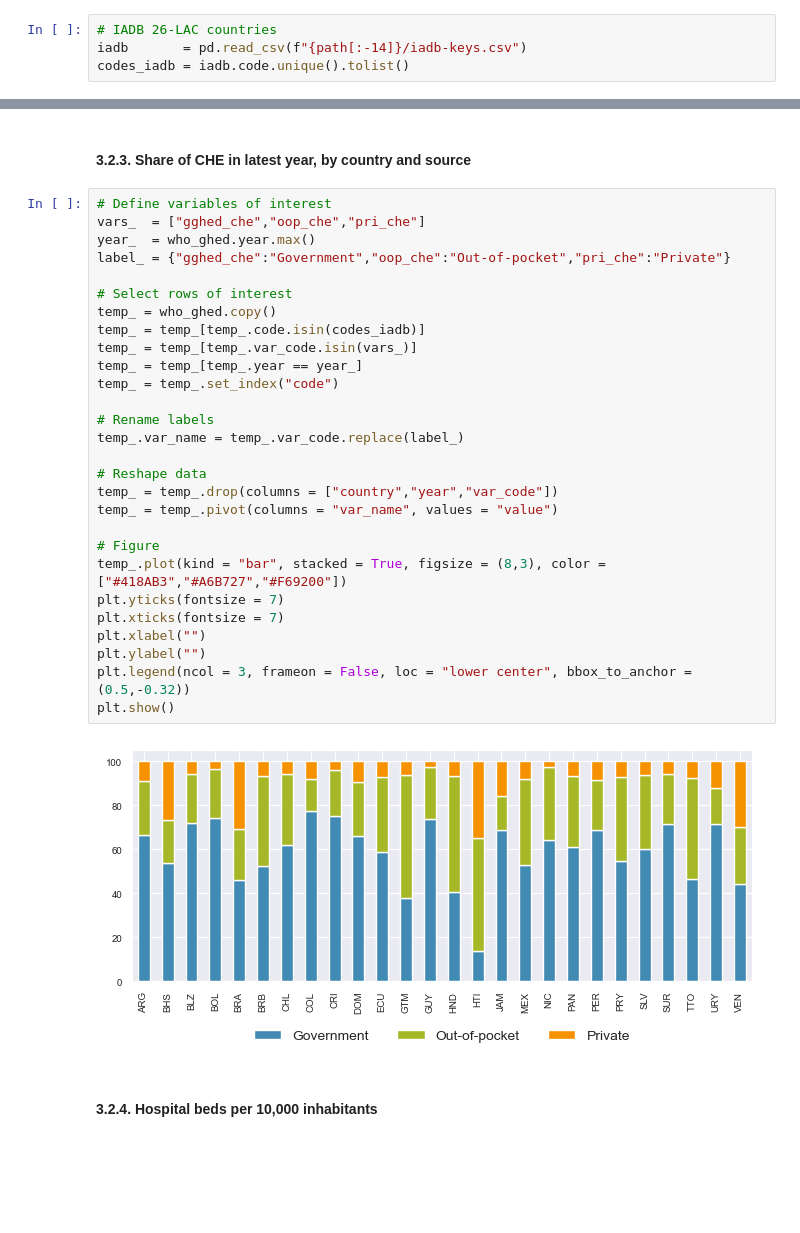
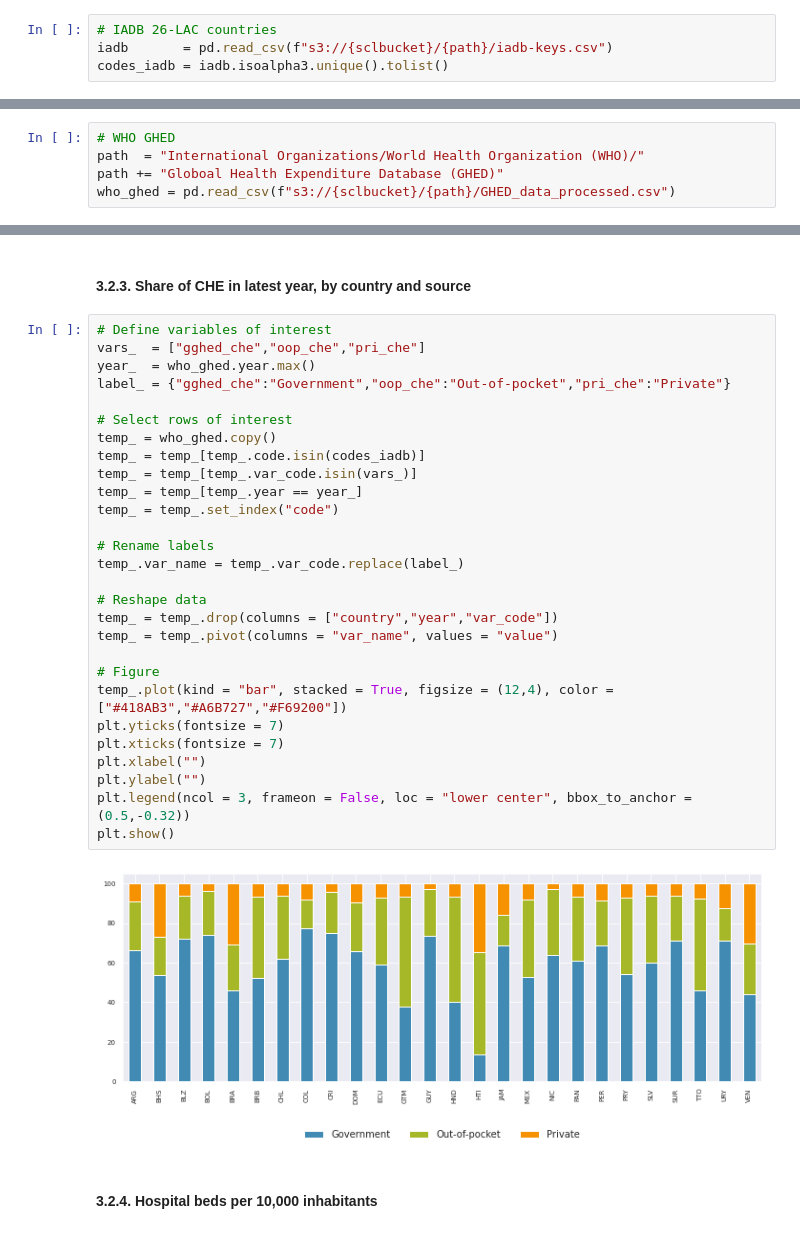
Before and after one commit to BID-DATA/indicators_health_secondary_data, a Jupyter notebook: examples/dashboard-figures.ipynb, the cells around one changed output, grey strips where cells are left out. Drawn from its saved outputs; the diff is of its cells as text; blank space fills up the shorter version.

```diff
--- a/examples/dashboard-figures.ipynb
+++ b/examples/dashboard-figures.ipynb
@@ -29,6 +40,6 @@ path += "/0-Health data/health-public"
 # %%
 # IADB 26-LAC countries
-iadb       = pd.read_csv(f"{path[:-14]}/iadb-keys.csv")
-codes_iadb = iadb.code.unique().tolist()
+iadb       = pd.read_csv(f"s3://{sclbucket}/{path}/iadb-keys.csv")
+codes_iadb = iadb.isoalpha3.unique().tolist()
 # %%
 # OECD countries
@@ -63,0 +66,5 @@ who_gho  = pd.read_csv(f"{path}/WHO/GHO/who-gho-indicators.csv")
+# %%
+# WHO GHED
+path  = "International Organizations/World Health Organization (WHO)/"
+path += "Globoal Health Expenditure Database (GHED)"
+who_ghed = pd.read_csv(f"s3://{sclbucket}/{path}/GHED_data_processed.csv")
@@ -211,33 +234,33 @@ plt.show()
 # %%
 # Define variables of interest
 vars_  = ["gghed_che","oop_che","pri_che"]
 year_  = who_ghed.year.max()
 label_ = {"gghed_che":"Government","oop_che":"Out-of-pocket","pri_che":"Private"}
 
 # Select rows of interest
 temp_ = who_ghed.copy()
 temp_ = temp_[temp_.code.isin(codes_iadb)]
 temp_ = temp_[temp_.var_code.isin(vars_)]
 temp_ = temp_[temp_.year == year_]
 temp_ = temp_.set_index("code")
 
 # Rename labels
 temp_.var_name = temp_.var_code.replace(label_)
 
 # Reshape data
 temp_ = temp_.drop(columns = ["country","year","var_code"])
 temp_ = temp_.pivot(columns = "var_name", values = "value")
 
 # Figure
-temp_.plot(kind = "bar", stacked = True, figsize = (8,3), color = ["#418AB3","#A6B727","#F69200"])
+temp_.plot(kind = "bar", stacked = True, figsize = (12,4), color = ["#418AB3","#A6B727","#F69200"])
 plt.yticks(fontsize = 7)
 plt.xticks(fontsize = 7)
 plt.xlabel("")
 plt.ylabel("")
 plt.legend(ncol = 3, frameon = False, loc = "lower center", bbox_to_anchor = (0.5,-0.32))
 plt.show()
 # %% [output]
-[figure, old version]
+[figure, new version]
 # %% [markdown]
 #### 3.2.4. Hospital beds per 10,000 inhabitants
 # %%
```
Also changed, not shown: parts of 33 cells of this notebook.
